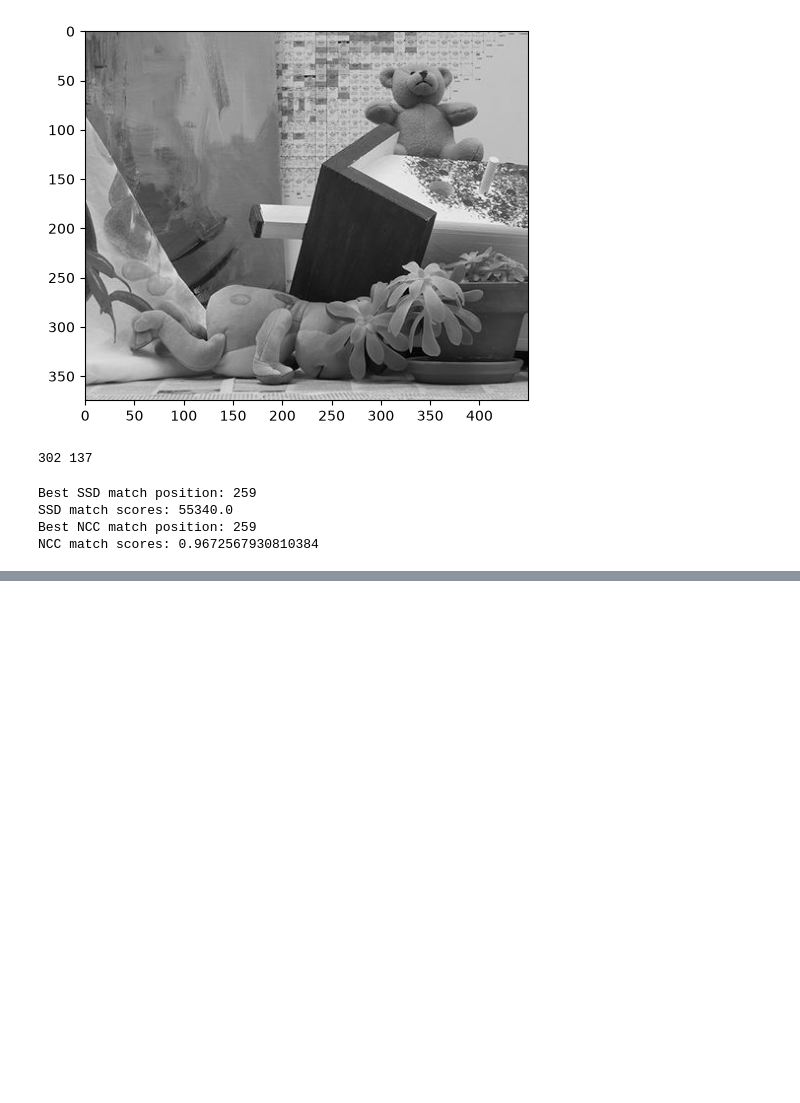
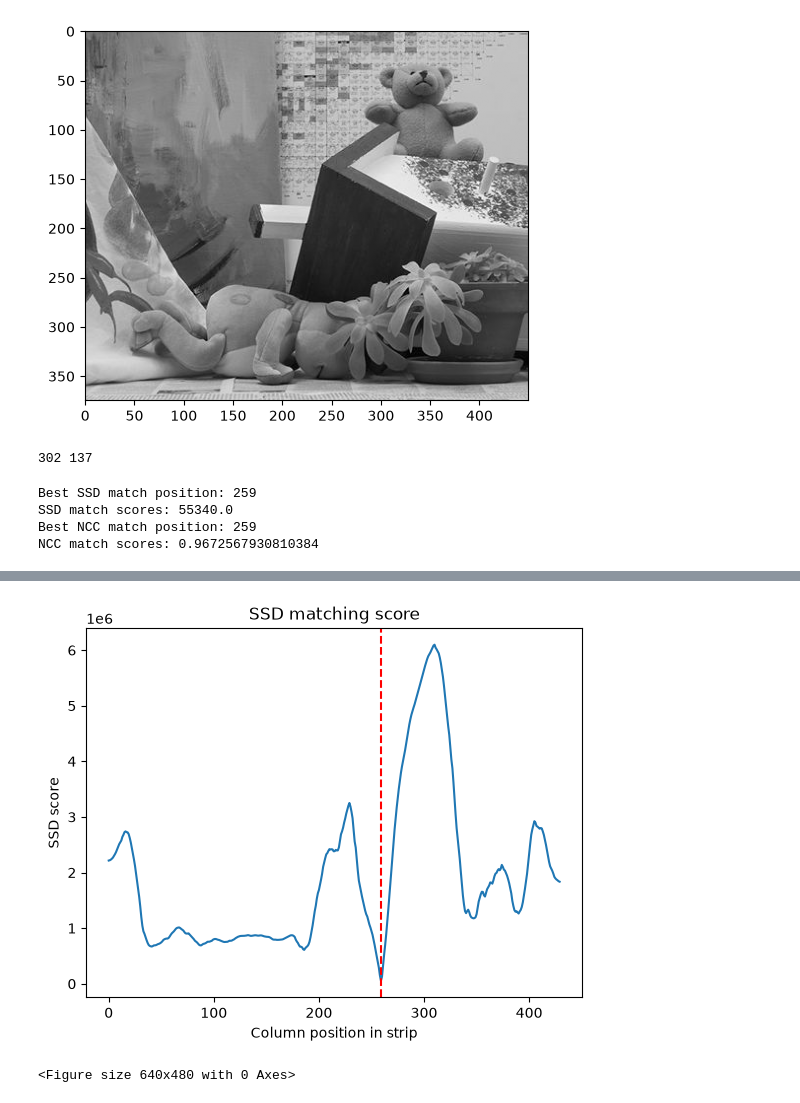
Before and after one commit to nick221619/assignment-3-nikolas, a Jupyter notebook: part_1.ipynb, the cells around one changed output, grey strips where cells are left out. Drawn from its saved outputs; the diff is of its cells as text; code cells hidden in the pictures; blank space fills up the shorter version.

```diff
--- a/part_1.ipynb
+++ b/part_1.ipynb
@@ -80,0 +102,12 @@ NCC match scores: 0.9672567930810384
+# %%
+plt.figure()
+plt.plot(scores_ssd)
+plt.axvline(best_ssd, color='r', linestyle='--')
+plt.xlabel("Column position in strip")
+plt.ylabel("SSD score")
+plt.title("SSD matching score")
+plt.show()
+plt.savefig("assignment-3-data/outputs_1/ssd_scores.png")
+# %% [output]
+[figure, added]
+<Figure size 640x480 with 0 Axes>
```
Also changed, not shown: parts of 3 cells of this notebook.
